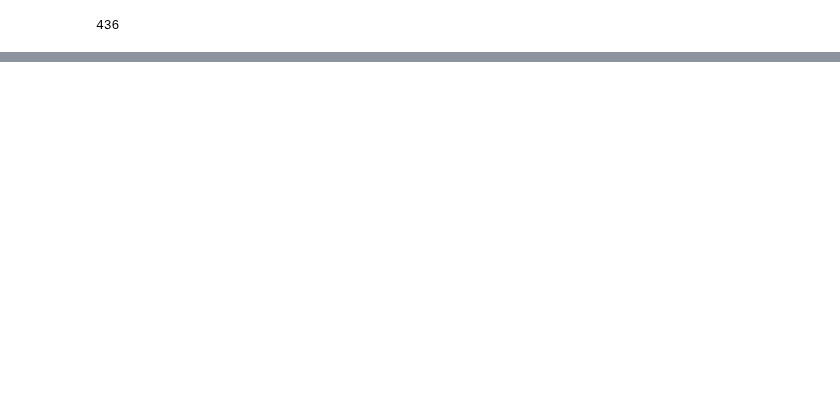
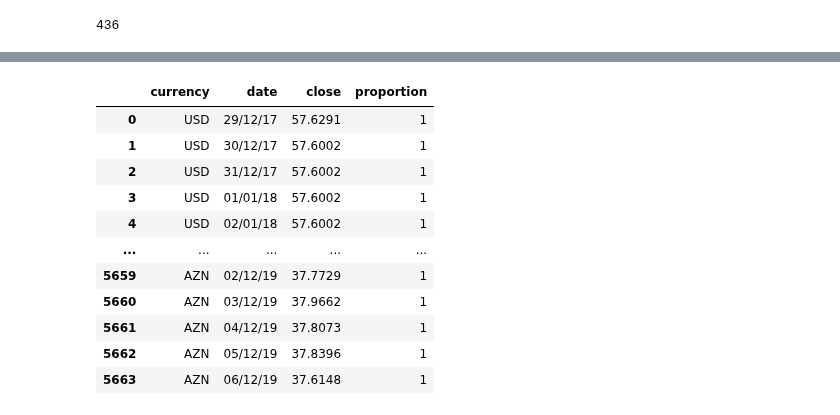
Before and after one commit to Ryba4koff/SkillFactore_DataScience, a Jupyter notebook: PROJECT-1. Анализ резюме из HeadHunter/WorkingFile.ipynb, the cells around one changed output, grey strips where cells are left out. Drawn from its saved outputs; the diff is of its cells as text; code cells hidden in the pictures; blank space fills up the shorter version.

```diff
--- a/PROJECT-1. Анализ резюме из HeadHunter/WorkingFile.ipynb
+++ b/PROJECT-1. Анализ резюме из HeadHunter/WorkingFile.ipynb
@@ -126,3 +108,8 @@ for i in range(len(type_employement_list)):
 print(data_hh[data_hh['проектная работа'] & data_hh['волонтерство']].shape[0])
 # %% [output]
 436
+# %%
+type_schedule_list = data_hh['График'].unique()[0].split(', ')
+display(type_schedule_list)
+type_schedule_list1 = data_hh['График'].unique()
+display(type_schedule_list1)
@@ -128,0 +164,81 @@ print(data_hh[data_hh['проектная работа'] & data_hh['волонт
+# %%
+# Создайем новый DataFrame из полученного файла с курсами. Удаляем неинтересующие столбцы
+exchange_data = pd.read_csv('data/ExchangeRates.csv')
+exchange_data = exchange_data.drop(['per', 'time', 'vol'], axis=1)
+display(exchange_data)
+
+# Перевеодим признак "Обновление резюме" из таблицы с резюме в формат datetime
+data_hh['Обновление резюме'] = pd.to_datetime(data_hh['Обновление резюме'], format='mixed', dayfirst=True)
+data_hh['Обновление резюме'] = data_hh['Обновление резюме'].dt.date.astype('datetime64[ns]')
+#display(data_hh)
+# Перевеодим признак "date" из таблицы с курсами в формат datetime
+exchange_data['date'] = pd.to_datetime(exchange_data['date'], format='mixed', dayfirst=True)
+exchange_data['date'] = exchange_data['date'].dt.date.astype('datetime64[ns]')
+#display(exchange_data)
+
+# Произведем разделение признака "ЗП" на признаки 'sum_salary' - сумма желаемой зарплаты и 'currency' - валюта
+def get_sep_space(data):
+    """ Функция разделения данных по символу пробела"""
+    get_data = data.split(' ')
+
+    return get_data[i]
+
+strip_list = ['sum_salary', 'currency']
+for i in range(len(strip_list)):
+    data_hh[strip_list[i]] = data_hh['ЗП'].apply(get_sep_space)
+
+
+# Приведем обозначение валюты к общепринятому стандарту ISO
+def get_iso(data):
+    """ Функция приведение к международному стандарту ISO"""
+
+    if data == 'руб.':
+        return 'RUB'
+    elif data == 'бел.руб.':
+        return 'BYN'
+    elif data == 'грн.':
+        return 'UAH'
+    elif data == 'сум':
+        return 'UZS'
+    else:
+        return data
+
+data_hh['currency'] = data_hh['currency'].apply(get_iso)
+
+#display(data_hh.tail(15))
+
+# Присоединим таблицу с курсами по признакам даты и currency
+mergen = data_hh.merge(
+    right = exchange_data,
+    right_on=['date', 'currency'],
+    left_on=['Обновление резюме', 'currency'],
+    how='left'
+    )
+
+# Заполняем признак 'close' и 'proportion' для RUB еденицей
+mergen = mergen.fillna({'close': '1.0', 'proportion': '1.0'})
+# Преобразуем тип данных в признаках 'sum_salary', 'close', 'proportion'
+mergen['sum_salary'] = mergen['sum_salary'].astype('float')
+mergen['close'] = mergen['close'].astype('float')
+mergen['proportion'] = mergen['proportion'].astype('float')
+
+# Создадим новый признак 'ЗП (руб)' и расчитаем желаемую зарплату всех кандидатов в руб.
+data_hh['ЗП (руб)'] = mergen['sum_salary'] * mergen['close'] / mergen['proportion']
+
+# Удалим вспомогательные признаки и исходный признак "ЗП"
+data_hh = data_hh.drop(['sum_salary', 'currency'], axis=1)
+
+display(data_hh['ЗП (руб)'].median())
+# %% [output]
+|  | currency | date | close | proportion |
+| 0 | USD | 29/12/17 | 57.6291 | 1 |
+| 1 | USD | 30/12/17 | 57.6002 | 1 |
+| 2 | USD | 31/12/17 | 57.6002 | 1 |
+| 3 | USD | 01/01/18 | 57.6002 | 1 |
+| 4 | USD | 02/01/18 | 57.6002 | 1 |
+| ... | ... | ... | ... | ... |
+| 5659 | AZN | 02/12/19 | 37.7729 | 1 |
+| 5660 | AZN | 03/12/19 | 37.9662 | 1 |
+| 5661 | AZN | 04/12/19 | 37.8073 | 1 |
+| 5662 | AZN | 05/12/19 | 37.8396 | 1 |
+| 5663 | AZN | 06/12/19 | 37.6148 | 1 |
```
Also changed, not shown: parts of 4 cells of this notebook, 1 other file.
